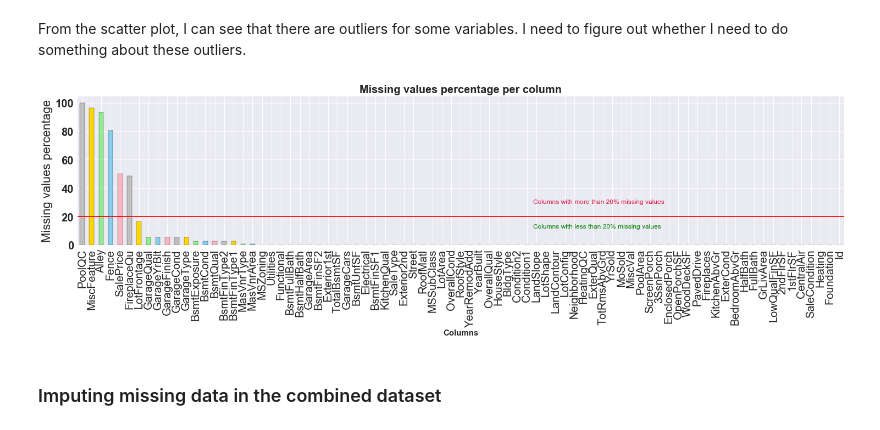
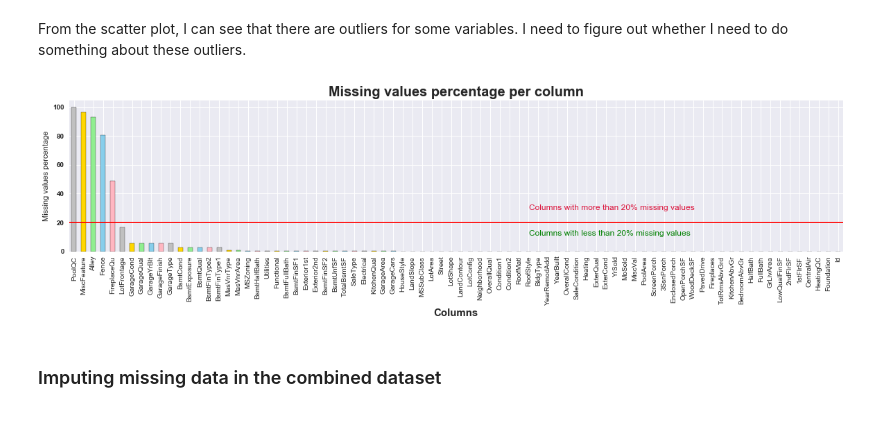
Before and after one commit to fengzhaods/HCI584X_project, a Jupyter notebook: Predicting Ames Houses Price .ipynb, the cells around one changed output. Cells and saved outputs as stored; diff of their text form; code cells hidden in the pictures.

```diff
--- a/Predicting Ames Houses Price .ipynb
+++ b/Predicting Ames Houses Price .ipynb
@@ -77,9 +83,14 @@ df_test.head(5)
 5 rows × 80 columns
 # %%
 # Combine train and test datasets
-ntrain = df_train.shape[0]
-ntest = df_test.shape[0]
-train_test=pd.concat([df_train,df_test],axis=0,sort=False)
+ntrain = df_train.shape[0] # get the number of the observations
+ntest = df_test.shape[0] # get the number of the observations
+df_train_ID = df_train['Id']
+df_test_ID = df_test['Id']
+# Drop the target variable 'SalePrice' so I can combine df_train and df_test
+target = df_train.SalePrice.values
+train_test=pd.concat((df_train,df_test)).reset_index(drop = True)
+train_test.drop(['SalePrice'], axis=1, inplace=True)
 train_test.head()
 # %% [output]
 |  | Id | MSSubClass | MSZoning | LotFrontage | LotArea | Street | Alley | LotShape | LandContour | ... |
@@ -198,29 +216,29 @@ plt.show();
 From the scatter plot, I can see that there are outliers for some variables. I need to figure out whether I need to do something about these outliers.
 # %%
 # analyzing missing data, the msv1 function is written by Ami
-def msv1(data, thresh=20, color='black', edgecolor='black', width=25, height=5):
+def msv1(data, thresh=20, color='black', edgecolor='black', width=20, height=4):
     """
     SOURCE: https://www.kaggle.com/amiiiney/price-prediction-regularization-stacking
     """
 
     plt.figure(figsize=(width,height))
     percentage=(data.isnull().mean())*100
     percentage.sort_values(ascending=False).plot.bar(color=color, edgecolor=edgecolor)
     plt.axhline(y=thresh, color='r', linestyle='-')
     plt.title('Missing values percentage per column', fontsize=20, weight='bold' )
     plt.text(len(data.isnull().sum()/len(data))/1.7, thresh+12.5, 'Columns with more than %s%s missing values' %(thresh, '%'), fontsize=12, color='crimson',
          ha='left' ,va='top')
     plt.text(len(data.isnull().sum()/len(data))/1.7, thresh - 5, 'Columns with less than %s%s missing values' %(thresh, '%'), fontsize=12, color='green',
          ha='left' ,va='top')
     plt.xlabel('Columns', size=15, weight='bold')
     plt.ylabel('Missing values percentage')
     plt.yticks(weight ='bold')
 
     return plt.show()
 
 msv1(train_test, 20, color=('silver', 'gold', 'lightgreen', 'skyblue', 'lightpink'))
 # %% [output]
-[figure, old version]
+[figure, new version]
 # %% [markdown]
 ### Imputing missing data in the combined dataset
 # %%
```
Also changed, not shown: parts of 31 cells of this notebook.
